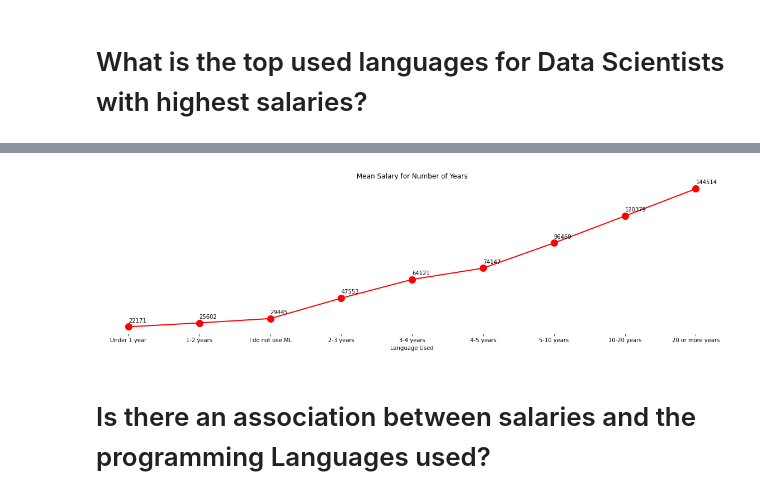
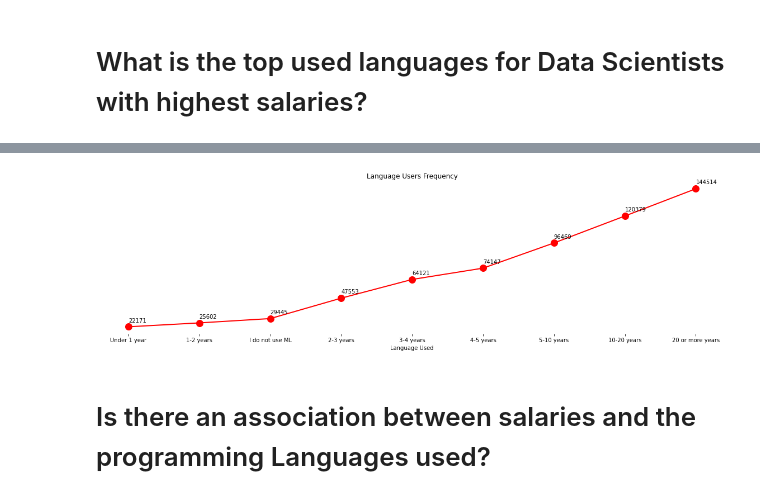
Before and after one commit to El-Moghazy/Data_Insights, a Jupyter notebook: into-the-data-science-career.ipynb, the cells around one changed output, grey strips where cells are left out. Drawn from its saved outputs; the diff is of its cells as text; code cells hidden in the pictures.

```diff
--- a/into-the-data-science-career.ipynb
+++ b/into-the-data-science-career.ipynb
@@ -35,0 +54,18 @@ data.describe()
+# %%
+def plot_legends(ax, title, x_label, x_shift = 0.09, hei = 20):
+    """Sets titles and removes unnecessary parts of the graph to maintain the data to ink ratio
+    Args:
+        ax: The axis instance to be plotted
+        x_label: the label of the x axis
+        x_shift: the amount by which the bar or line marker is shifted in x axis
+        hei: the amount by which the bar or line marker is shifted in the y axis
+    """
+    # Add title and remove borders
+    ax.set_title(title)
+    ax.set_xlabel(x_label)
+    ax.set_yticks([])
+    ax.spines[:].set_visible(False)
+
+    # Adding text annotations at the upper part of the bar or line marker
+    for p in ax.patches:
+        ax.annotate(str(round(p.get_height())), (p.get_x() + x_shift, p.get_height() + hei))
@@ -59,10 +87,18 @@ for p in ax.patches:
 # %% [markdown]
 # What is the top used languages for Data Scientists with highest salaries?
 # %%
-data_scientists.loc[:, 'Q24'] = data_scientists.Q24.apply(lambda i: i.replace("$", '') if type(i) == str else i)
-data_scientists.loc[:, 'Q24'] = data_scientists.Q24.apply(lambda i: i.replace(">", '') if type(i) == str else i)
-data_scientists.loc[:, 'Q24'] = data_scientists.Q24.apply(lambda i: i.replace("<", '') if type(i) == str else i)
+# Removing nonnumerical characters from the Salary field and splitting ranges to take the average
 
+def remove_chars(chars):
+    """Removing unwanted characters from the the Salary column
+    Args:
+        chars: the list of characters to be removed
+    """
+    for char in chars:
+        data_scientists.loc[:, 'Q24'] = data_scientists.Q24.apply(lambda i: i.replace(char, '') if type(i) == str else i)
+
+remove_chars(['$', '>', '<'])
 data_scientists.loc[:, 'Q24'] = data_scientists.Q24.apply(lambda i: i.split("-") if type(i) == str else i)
 data_scientists.loc[:, 'Q24'] = data_scientists.Q24.apply(lambda i: np.mean([float(x.replace(",", "")) for x in i]) if type(i) == list else i)
+data_scientists.loc[:, 'Q24'].hist(bins = 50, grid = False, figsize = (20, 5));
 # %% [output]
@@ -79,19 +106,17 @@ data_scientists.loc[:, 'Q24'].hist(bins = 50, grid = False, figsize = (20, 5))
 # %%
 tmp_experience = data_scientists[['Q15','Q24']].groupby('Q15').mean().sort_values(by = 'Q24')
-tmp_experience.index = ['Under 1 year', '1-2 years', 'I do not use ML',
-       '2-3 years', '3-4 years', '4-5 years', '5-10 years', '10-20 years',
-       '20 or more years']
+tmp_experience.index = ['Under 1 year', '1-2 years', 'I do not use ML', '2-3 years',
+                        '3-4 years', '4-5 years', '5-10 years', '10-20 years','20 or more years']
+
 ax = tmp_experience.plot(kind = 'line', figsize = (20,5),color = ['r'] + ['b' for i in range(len(tmp_experience) )], legend = False, marker='o',
     linewidth=2, markersize=12)
-ax.set_title('Mean Salary for Number of Years')
-ax.set_xlabel("Language Used")
-ax.set_yticks([])
-ax.spines[:].set_visible(False)
+
+plot_legends(ax, 'Language Users Frequency', "Language Used")
 
 for i,j in zip([x for x in range(len(tmp_experience.index))],tmp_experience.Q24):
     ax.annotate(str(round(j)),xy=(i,j + 4e3))
 # %% [output]
-[figure, old version]
+[figure, new version]
 # %% [markdown]
 # Is there an association between salaries and the programming Languages used?
 # %%
```
Also changed, not shown: parts of 28 cells of this notebook.
